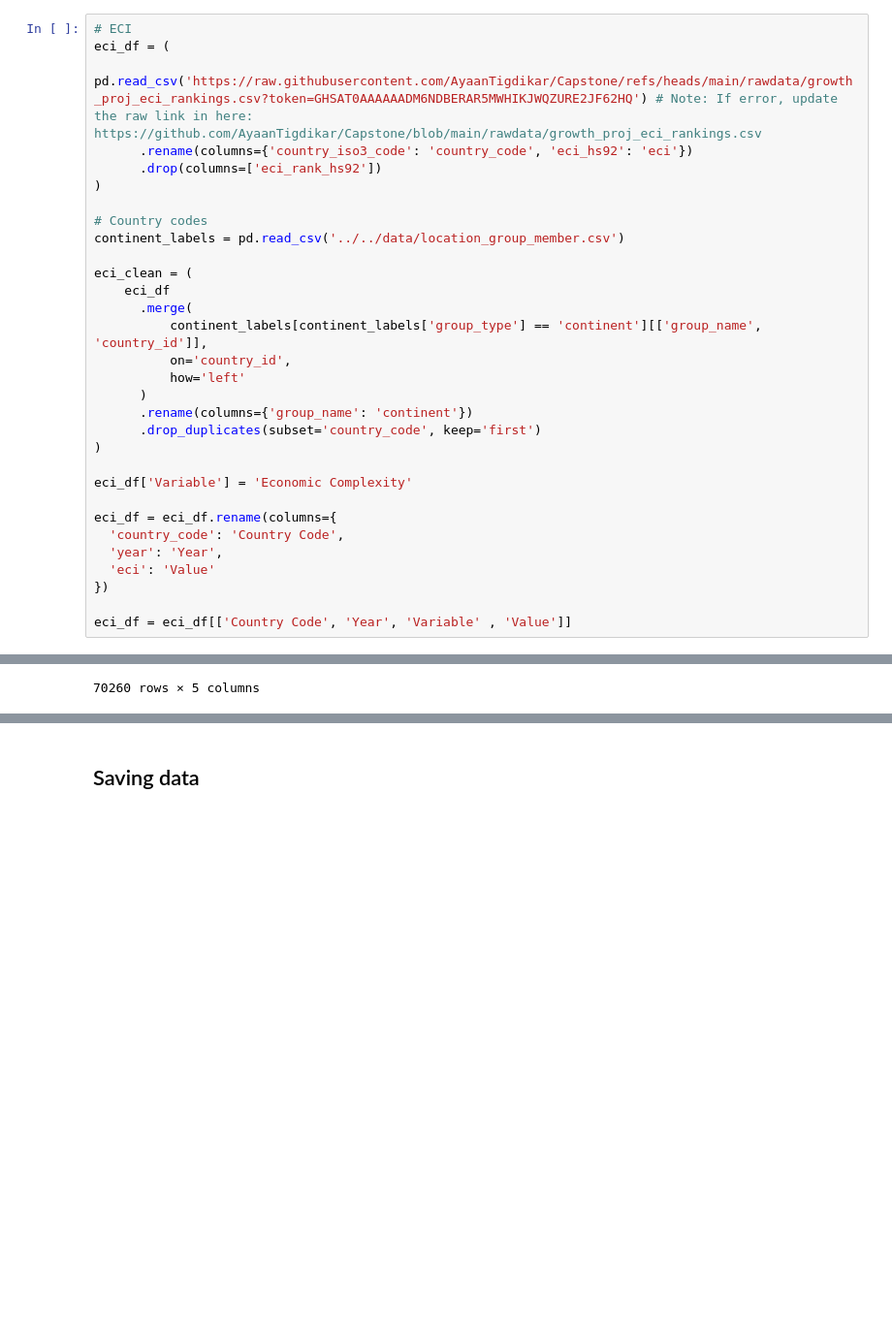
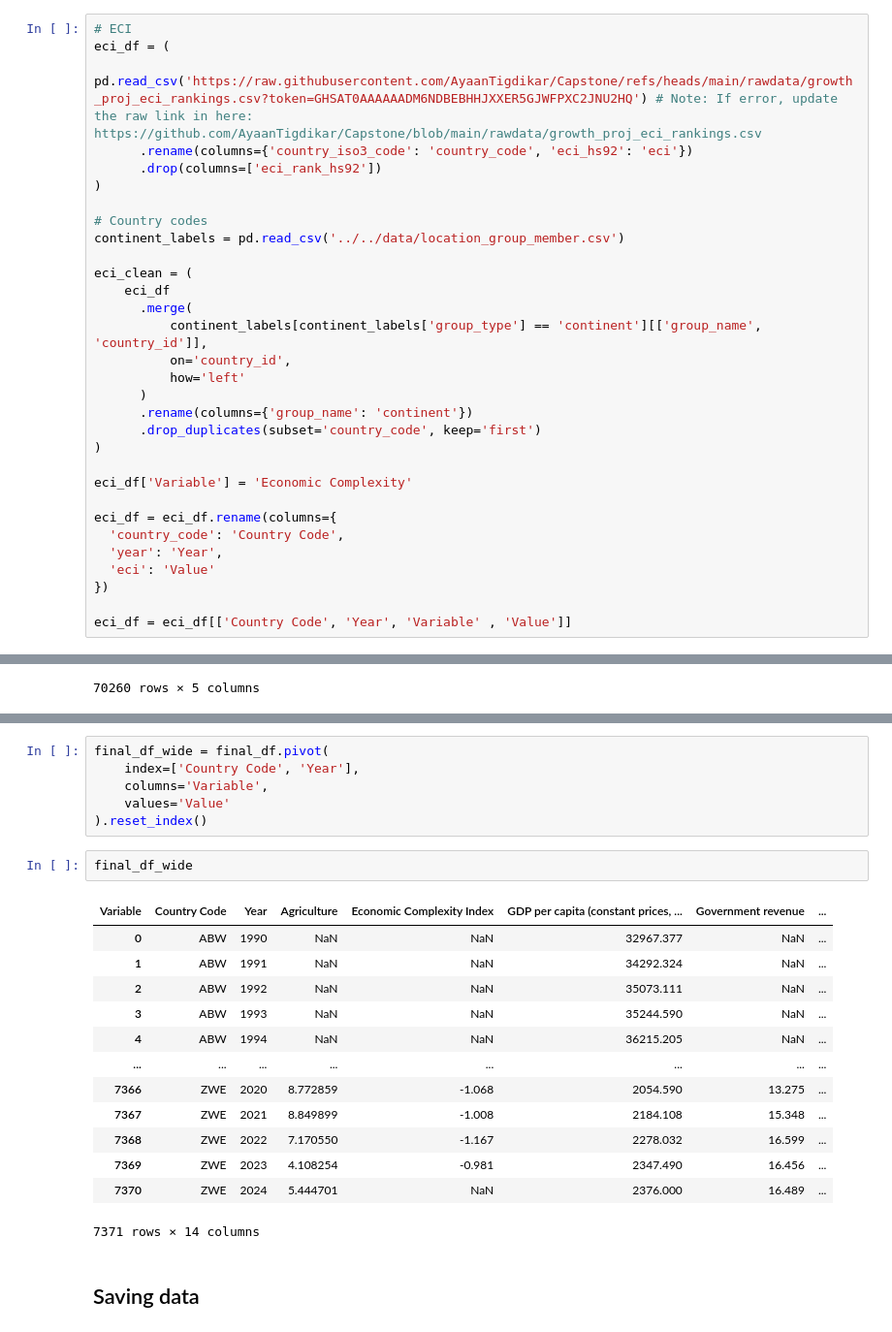
Before and after one commit to CarlosGV1208/Capstone_cg, a Jupyter notebook: code/cleaning_master_data.ipynb, the cells around one changed output, grey strips where cells are left out. Shown: that part at 97% size. Drawn from its saved outputs; the diff is of its cells as text; blank space fills up the shorter version.

Commit message:
Uploading master_data_wide and master_data_long

```diff
--- a/code/cleaning_master_data.ipynb
+++ b/code/cleaning_master_data.ipynb
@@ -114,7 +114,7 @@ country_names
 # %%
 # ECI
 eci_df = (
-    pd.read_csv('https://raw.githubusercontent.com/AyaanTigdikar/Capstone/refs/heads/main/rawdata/growth_proj_eci_rankings.csv?token=GHSAT0AAAAAADM6NDBERAR5MWHIKJWQZURE2JF62HQ') # Note: If error, update the raw link in here: https://github.com/AyaanTigdikar/Capstone/blob/main/rawdata/growth_proj_eci_rankings.csv
+    pd.read_csv('https://raw.githubusercontent.com/AyaanTigdikar/Capstone/refs/heads/main/rawdata/growth_proj_eci_rankings.csv?token=GHSAT0AAAAAADM6NDBEBHHJXXER5GJWFPXC2JNU2HQ') # Note: If error, update the raw link in here: https://github.com/AyaanTigdikar/Capstone/blob/main/rawdata/growth_proj_eci_rankings.csv
       .rename(columns={'country_iso3_code': 'country_code', 'eci_hs92': 'eci'})
       .drop(columns=['eci_rank_hs92'])
 )
@@ -236,3 +238,25 @@ final_df
+# %%
+final_df_wide = final_df.pivot(
+    index=['Country Code', 'Year'],
+    columns='Variable',
+    values='Value'
+).reset_index()
+# %%
+final_df_wide
+# %% [output]
+| Variable | Country Code | Year | Agriculture | Economic Complexity Index | GDP per capita (constant prices, ... | Government revenue | ... |
+| 0 | ABW | 1990 | NaN | NaN | 32967.377 | NaN | ... |
+| 1 | ABW | 1991 | NaN | NaN | 34292.324 | NaN | ... |
+| 2 | ABW | 1992 | NaN | NaN | 35073.111 | NaN | ... |
+| 3 | ABW | 1993 | NaN | NaN | 35244.590 | NaN | ... |
+| 4 | ABW | 1994 | NaN | NaN | 36215.205 | NaN | ... |
+| ... | ... | ... | ... | ... | ... | ... | ... |
+| 7366 | ZWE | 2020 | 8.772859 | -1.068 | 2054.590 | 13.275 | ... |
+| 7367 | ZWE | 2021 | 8.849899 | -1.008 | 2184.108 | 15.348 | ... |
+| 7368 | ZWE | 2022 | 7.170550 | -1.167 | 2278.032 | 16.599 | ... |
+| 7369 | ZWE | 2023 | 4.108254 | -0.981 | 2347.490 | 16.456 | ... |
+| 7370 | ZWE | 2024 | 5.444701 | NaN | 2376.000 | 16.489 | ... |
+7371 rows × 14 columns
 # %% [markdown]
 ## Saving data
 # %%
```
Also changed, not shown: parts of 2 cells of this notebook, 3 other files.
